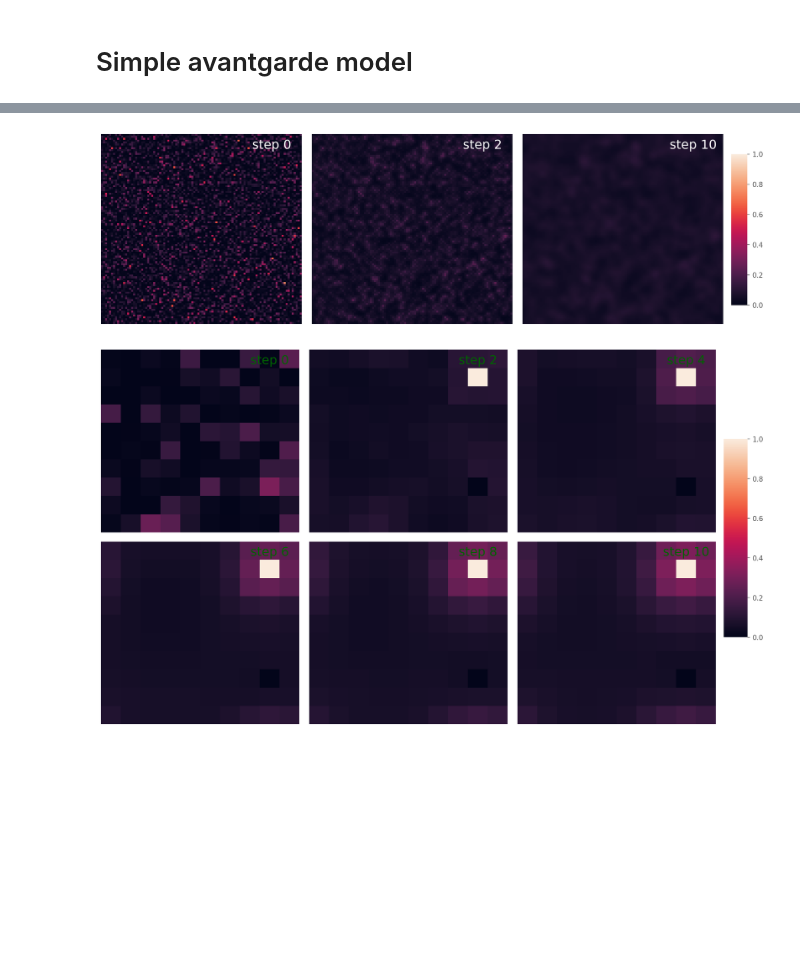
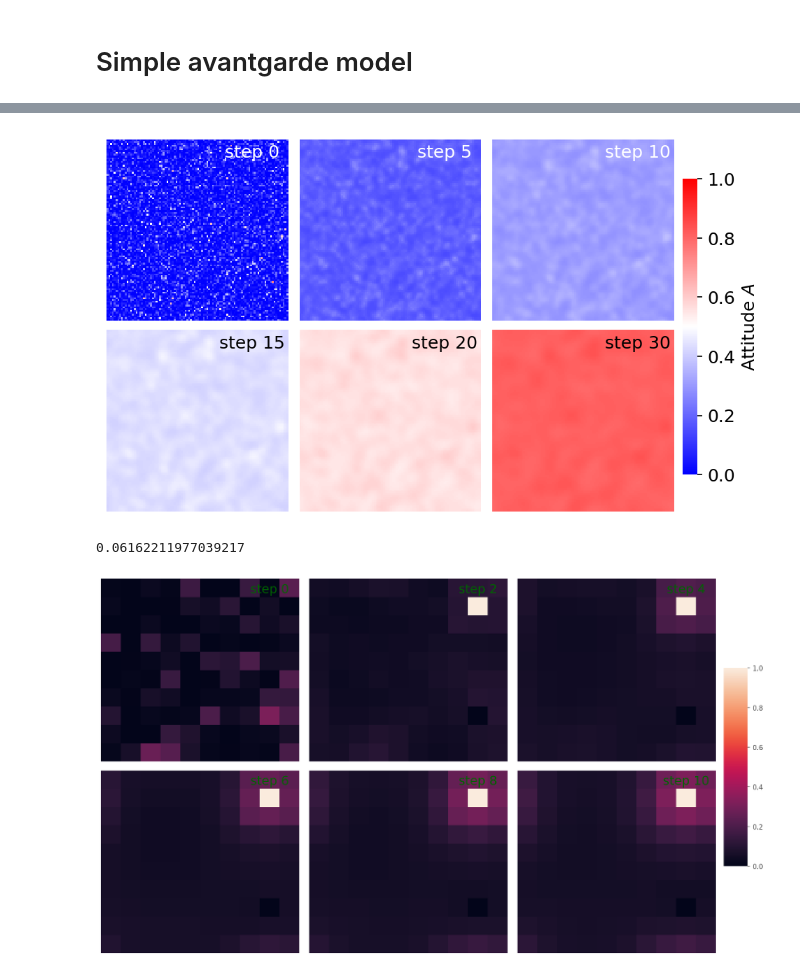
Before and after one commit to lquante/social_agent_based_modelling, a Jupyter notebook: notebooks/SimpleAvantgardeModel.ipynb, the cells around one changed output, grey strips where cells are left out. Cells and saved outputs as stored; diff of their text form; code cells hidden in the pictures; blank space fills up the shorter version.

```diff
--- a/notebooks/SimpleAvantgardeModel.ipynb
+++ b/notebooks/SimpleAvantgardeModel.ipynb
@@ -6,9 +6,9 @@ import numpy as np
 import matplotlib.pyplot as plt
 import pandas as pd
 
-plt.style.use('ggplot')
+#plt.style.use('ggplot')
 
-plt.rcParams.update({'font.size': 10})
+plt.rcParams.update({'font.size': 12})
 plt.rcParams['figure.dpi']= 150
 
 def load_data(avantgarde_factor):
@@ -21,7 +21,7 @@ def load_data(avantgarde_factor):
 # -----------------------------------------------------------------
 # load data
 data_dict = {}
-a_array = [0.00, 0.05, 0.1, 1.0, 0.5]
+a_array = [0.00, 0.05, 0.1, 0.5, 1.0]
 for a in a_array:
     data_dict[a] = load_data(a)
 
@@ -33,21 +33,25 @@ affinity = lambda data, step: np.array(data[data['step'] == step]['affinity'])
 #density = lambda step: np.sum(state(step)) * 1. / state(step).size
 
 # Plot mean affinity
-nSteps, tau = 50, 0.5
-fig = plt.figure(figsize=(5,3))
+nSteps, tau = 40, 0.5
+fig = plt.figure(figsize=(7,4))
 x = np.arange(0, nSteps, 1)
 markers = ('o', 'v', '^', 's', '*')
 for marker, (a_, data_) in zip(markers, data_dict.items()):
-    mean_affinity = [affinity(data_, step).mean() for step in range(0,nSteps,2)]
-    plt.plot(range(0, nSteps, 2), mean_affinity, ':', marker=marker, ms=6, label=f'a = {a_:.2f}')
+    mean_affinity = [affinity(data_, step).mean() for step in range(0,nSteps,1)]
+    std_affinity = [2*affinity(data_, step).std() for step in range(0,nSteps,1)]
+    #plt.plot(range(0, nSteps, 2), mean_affinity, ':', marker=marker, ms=4, label=fr'$\gamma = {a_:.2f}$')
+    plt.errorbar(range(0, nSteps, 1), mean_affinity, yerr=std_affinity,
+                 elinewidth=0.5, capsize=1.5,
+                 linestyle="", marker=marker, ms=4, label=fr'$\gamma = {a_:.2f}$')
     offset = affinity(data_, 0).mean()
-    plt.plot(x, offset + x*a_*tau, color='black', alpha=0.5)
+    plt.plot(x, offset + x*a_*tau, color='black', alpha=0.5, linewidth=1.0)
 
-plt.xlabel('Steps')
-plt.ylabel('Mean Affinity')
+plt.xlabel(r'Step $t$')
+plt.ylabel(r'Attitude $\langle A \rangle$')
 plt.ylim(-0.1, 1.1)
 plt.legend()
-plt.grid(True)
+plt.grid(True, alpha=0.3)
 plt.show()
 # -----------------------------------------------------------------
 # end
@@ -56,32 +60,42 @@ plt.show()
 # %%
 # snapshots
 # ------------------------------------------------------------------
-data = data_dict[0.00]
+data = data_dict[0.05]
 grid = lambda data, step: affinity(data, step).reshape(100, 100)
 
 import seaborn as sns
 #fig, ax = plt.subplots()
 #plt.imshow(grid(data, 10))
 
 # fig, axes = plt.subplots(2, 3, figsize=(16,10), sharex=True, sharey=True)
-fig, axes = plt.subplots(1, 3, figsize=(16,5), sharex=True, sharey=True)
+fig, axes = plt.subplots(2, 3, figsize=(7,4.7), sharex=True, sharey=True)
 
-steps = (0, 2, 10)
+steps = (0, 5, 10, 15, 20, 30)
 #sns.set(font_scale=)
 cbar_ax = fig.add_axes([.91, .2, .02, .6])
 for i, ax in enumerate(axes.flatten()):
     step = steps[i]
-    sns.heatmap(ax=ax, data=grid(data, step), vmin=0., vmax=1., cbar=i==0, cbar_ax=cbar_ax)
-    cl = 'black' if affinity(data, step).mean() > 0.5 else 'white'
-    ax.set_title(f"step {step}", x=0.85, y=0.9, color=cl, fontsize=18)
+    sns.heatmap(ax=ax, data=grid(data, step), vmin=0., vmax=1., cbar=i==0, cbar_ax=cbar_ax, cmap="bwr",
+                cbar_kws={'label': r'Attitude $A$'}, square=True)
+    cl = 'black' if affinity(data, step).mean() > 0.4 else 'white'
+    ax.set_title(f"step {step}", x=0.8, y=0.85, color=cl, fontsize=12)
 
 for ax in axes.flatten():
     ax.tick_params(left=False, bottom=False)
     ax.set(xticklabels=[], yticklabels=[])
 
 plt.subplots_adjust(wspace=0.05, hspace=0.05)
 # %% [output]
-[figure, old version]
+[figure, new version]
+# %%
+im3 = sns.heatmap(,
+                  ax=decision[0],
+                  square=True,
+                  yticklabels=False,
+                  cbar=False,
+                  cmap=cmap_black_white)
+# %% [output]
+0.06162211977039217
 # %%
 def load_data2():
     fname = f"../data/data_test.csv"
```
Also changed, not shown: parts of 6 cells of this notebook, 6 other files.
